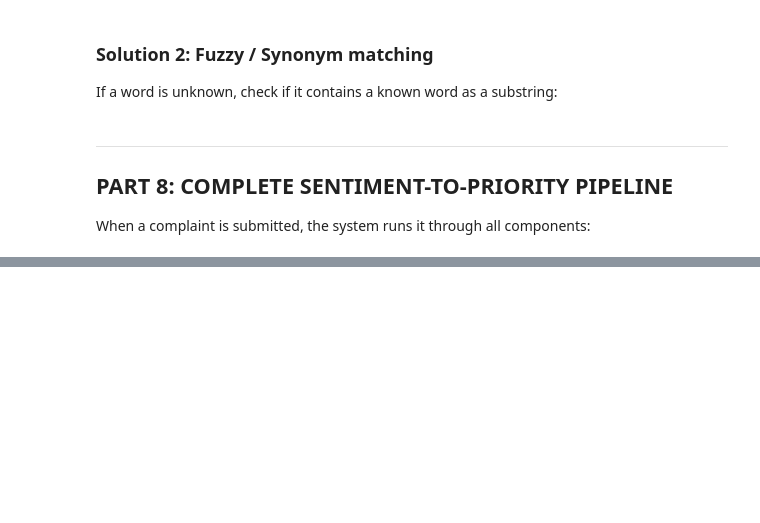
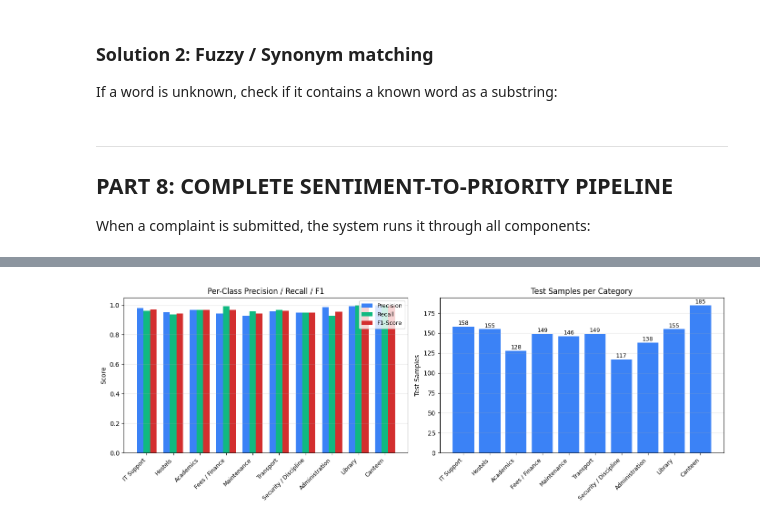
Before and after one commit to Cr7samiee/Student-Complainify, a Jupyter notebook: workspace/ComplaintMgmtSystem/Complainify_AI_Study.ipynb, the cells around one changed output, grey strips where cells are left out. Saved outputs shown, nothing was run; the diff lists cells and outputs as text; code cells hidden in the pictures; blank space fills up the shorter version.

```diff
--- a/workspace/ComplaintMgmtSystem/Complainify_AI_Study.ipynb
+++ b/workspace/ComplaintMgmtSystem/Complainify_AI_Study.ipynb
@@ -740,0 +985,62 @@ full_pipeline("Absolutely disgusting food, extremely disappointed, worst experie
+# %%
+# --- Per-class metrics bar chart ---
+per_class = log.get('per_class', [])
+
+if HAS_MPL and per_class:
+    cats = [m['category'] for m in per_class]
+    f1s = [m['f1'] if m['f1'] is not None else 0 for m in per_class]
+    precs = [m['precision'] if m['precision'] is not None else 0 for m in per_class]
+    recs = [m['recall'] if m['recall'] is not None else 0 for m in per_class]
+    samples = [m.get('samples', 0) for m in per_class]
+
+    fig, (ax1, ax2) = plt.subplots(1, 2, figsize=(14, 5))
+
+    # Bar chart: precision, recall, F1
+    x = range(len(cats))
+    w = 0.25
+    ax1.bar([i - w for i in x], precs, w, label='Precision', color='#3b82f6')
+    ax1.bar([i for i in x], recs, w, label='Recall', color='#10b981')
+    ax1.bar([i + w for i in x], f1s, w, label='F1-Score', color='#d32f2f')
+    ax1.set_xticks(list(x))
+    ax1.set_xticklabels(cats, rotation=45, ha='right', fontsize=9)
+    ax1.set_ylim(0, 1.05)
+    ax1.set_ylabel('Score')
+    ax1.set_title('Per-Class Precision / Recall / F1')
+    ax1.legend(fontsize=9)
+    ax1.grid(axis='y', alpha=0.3)
+
+    # Bar chart: test samples per class
+    colors = ['#f59e0b' if s < 3 else '#3b82f6' for s in samples]
+    bars = ax2.bar(cats, samples, color=colors)
+    ax2.set_xticklabels(cats, rotation=45, ha='right', fontsize=9)
+    ax2.set_ylabel('Test Samples')
+    ax2.set_title('Test Samples per Category')
+    ax2.grid(axis='y', alpha=0.3)
+    # Add count labels on bars
+    for bar, s in zip(bars, samples):
+        ax2.text(bar.get_x() + bar.get_width()/2, bar.get_height() + 0.3,
+                str(s), ha='center', va='bottom', fontsize=9)
+
+    plt.tight_layout()
+    plt.show()
+
+    # Warn about insufficient data
+    low = [m for m in per_class if m.get('samples', 0) < 3]
+    if low:
+        print('⚠ Categories with insufficient test samples (< 3):')
+        for m in low:
+            print(f'  {m["category"]}: {m["samples"]} samples — metrics marked as "insufficient" to avoid 100% illusion')
+else:
+    print()
+    print('Per-Class Metrics:')
+    print('  {:<22s} {:>6s} {:>6s} {:>6s} {:>8s}'.format('Category', 'Prec', 'Rec', 'F1', 'Samples'))
+    print('  ' + '-' * 50)
+    for m in per_class:
+        if m['f1'] is not None:
+            print('  {:<22s} {:>6.2f} {:>6.2f} {:>6.2f} {:>8d}'.format(
+                m['category'], m['precision'], m['recall'], m['f1'], m['samples']))
+        else:
+            print('  {:<22s} {:>6s} {:>6s} {:>6s} {:>8d}  (insufficient)'.format(
+                m['category'], 'N/A', 'N/A', 'N/A', m['samples']))
+# %% [output]
+[figure, added]
```
Also changed, not shown: parts of 21 cells of this notebook, 17 other files.
